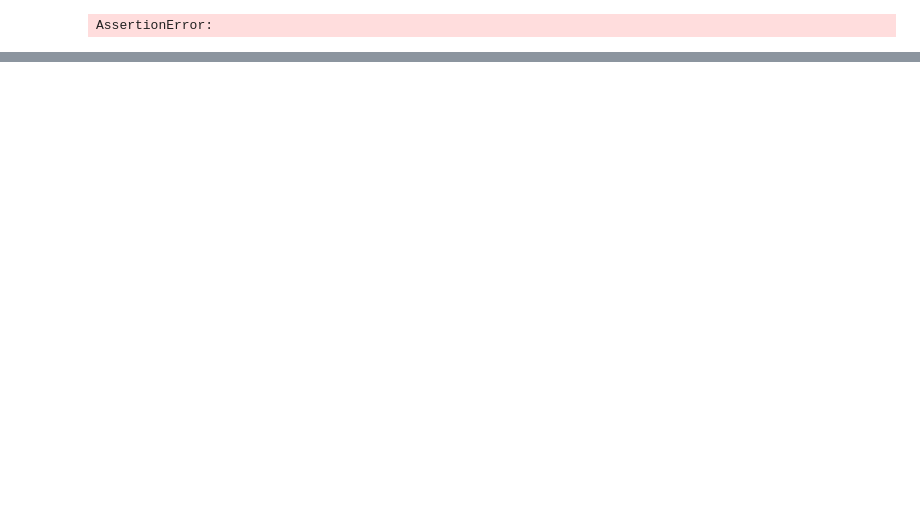
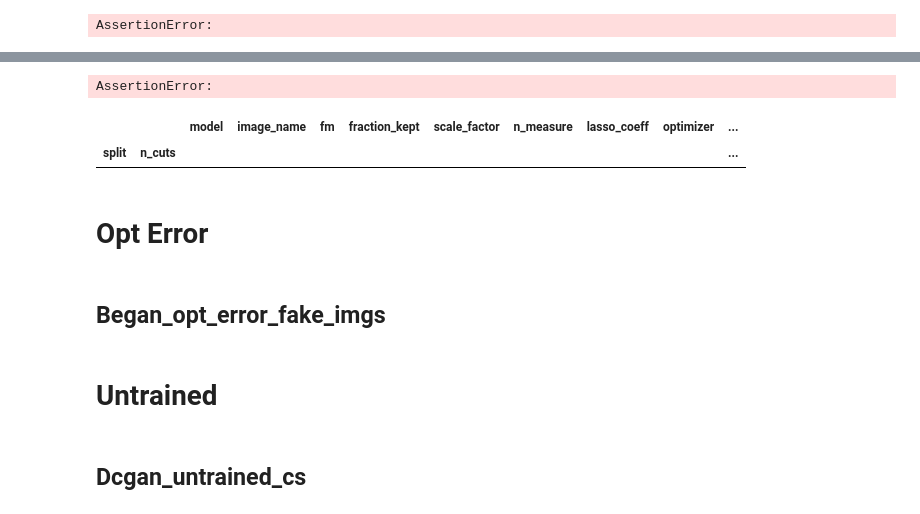
Before and after one commit to nik-sm/generator-surgery, a Jupyter notebook: notebook/check_dataframe.ipynb, the cells around one changed output, grey strips where cells are left out. Drawn from its saved outputs; the diff is of its cells as text; code cells hidden in the pictures; blank space fills up the shorter version.

```diff
--- a/notebook/check_dataframe.ipynb
+++ b/notebook/check_dataframe.ipynb
@@ -133,0 +149,13 @@ assert df[(df['model'] == 'vanilla_vae_cs')].groupby(['split']).count().image_na
+# %%
+assert df[(df['model'] == 'vanilla_vae_noop')].groupby(['split']).count().image_name.unique() == [100 * 2 * 1]
+# %% [output]
+AssertionError:
+# %%
+df[(df['model'] == 'vanilla_vae_noop')].groupby(['split', 'n_cuts']).count()
+# %% [output]
+|  |  | model | image_name | fm | fraction_kept | scale_factor | n_measure | lasso_coeff | optimizer | ... |
+| split | n_cuts |  |  |  |  |  |  |  |  | ... |
+# %% [markdown]
+# Opt Error
+# %% [markdown]
+## Began_opt_error_fake_imgs
@@ -133,0 +164,4 @@ assert df[(df['model'] == 'vanilla_vae_cs')].groupby(['split']).count().image_na
+# %% [markdown]
+# Untrained
+# %% [markdown]
+## Dcgan_untrained_cs
```
Also changed, not shown: parts of 83 cells of this notebook, 1 other file.
